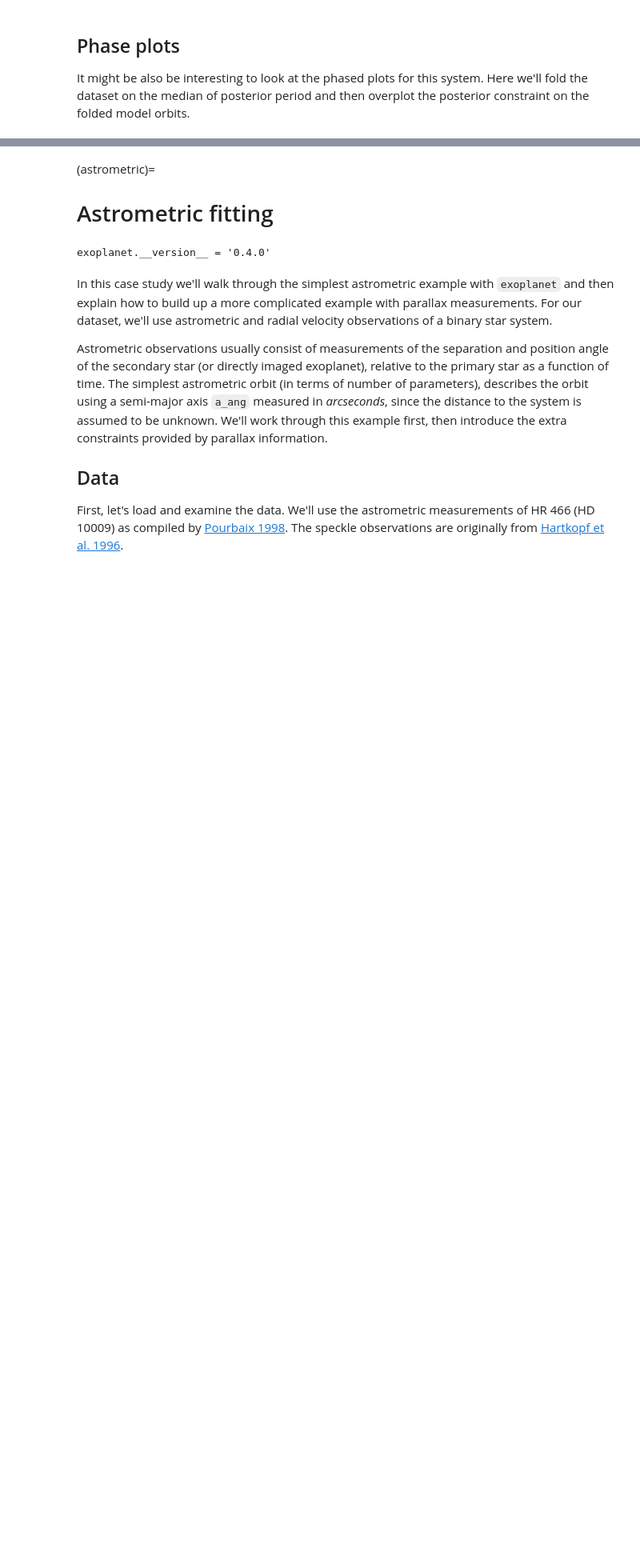
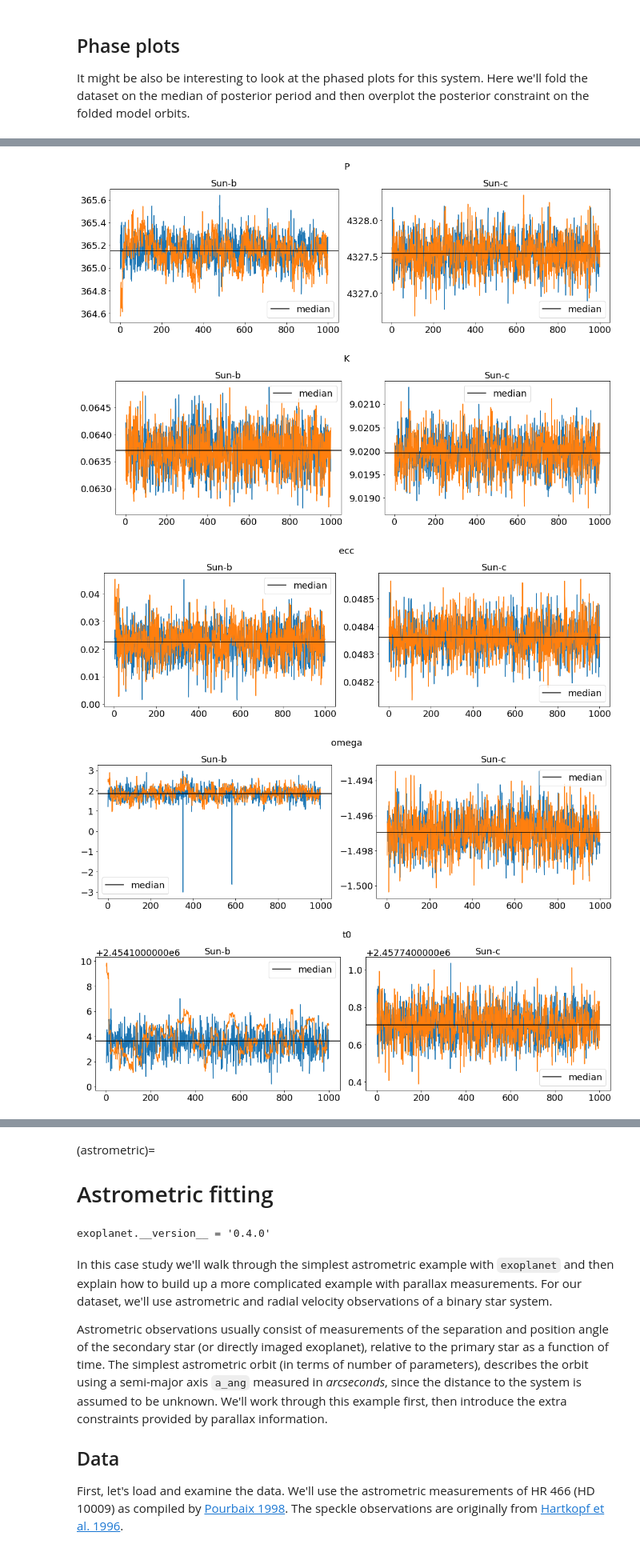
Before and after one commit to dyahalomi/roman_astrometry, a Jupyter notebook: Code/rv_EJ.ipynb, the cells around one changed output, grey strips where cells are left out. Shown at 80% size. Drawn from its saved outputs; the diff is of its cells as text; code cells hidden in the pictures; blank space fills up the shorter version.

```diff
--- a/Code/rv_EJ.ipynb
+++ b/Code/rv_EJ.ipynb
@@ -452,29 +468,35 @@ for param in parameters:
 # %%
 parameters = ["P", "K", "ecc", "omega", "t0"]
 for param in parameters:
     fig, ax = plt.subplots(1,2, figsize = (15,5))
     planet1_chain1 = trace.posterior[param].values[:, :, 0][0]
     planet1_chain2 = trace.posterior[param].values[:, :, 0][1]
 
     planet2_chain1 = trace.posterior[param].values[:, :, 1][0]
     planet2_chain2 = trace.posterior[param].values[:, :, 1][1]
 
 
-    nstep = np.arange(1, len(chain1)+1, 1)
+    nstep = np.arange(1, len(planet1_chain1)+1, 1)
 
 
     ax[0].plot(nstep, planet1_chain1)
     ax[0].plot(nstep, planet1_chain2)
     ax[0].axhline(y=param_medians[param][0], color = 'k', label = 'median')
     ax[0].set_title("Sun-b", fontsize = 18)
     ax[0].legend(fontsize = 18)
 
     ax[1].plot(nstep, planet2_chain1)
     ax[1].plot(nstep, planet2_chain2)
     ax[1].axhline(y=param_medians[param][1], color = 'k', label = 'median')
     ax[1].set_title("Sun-c", fontsize = 18)
     ax[1].legend(fontsize = 18)
 
     fig.suptitle(param, fontsize = 18)
     fig.tight_layout()
     plt.show()
+# %% [output]
+[figure, added]
+[figure, added]
+[figure, added]
+[figure, added]
+[figure, added]
```
Also changed, not shown: parts of 17 cells of this notebook.
